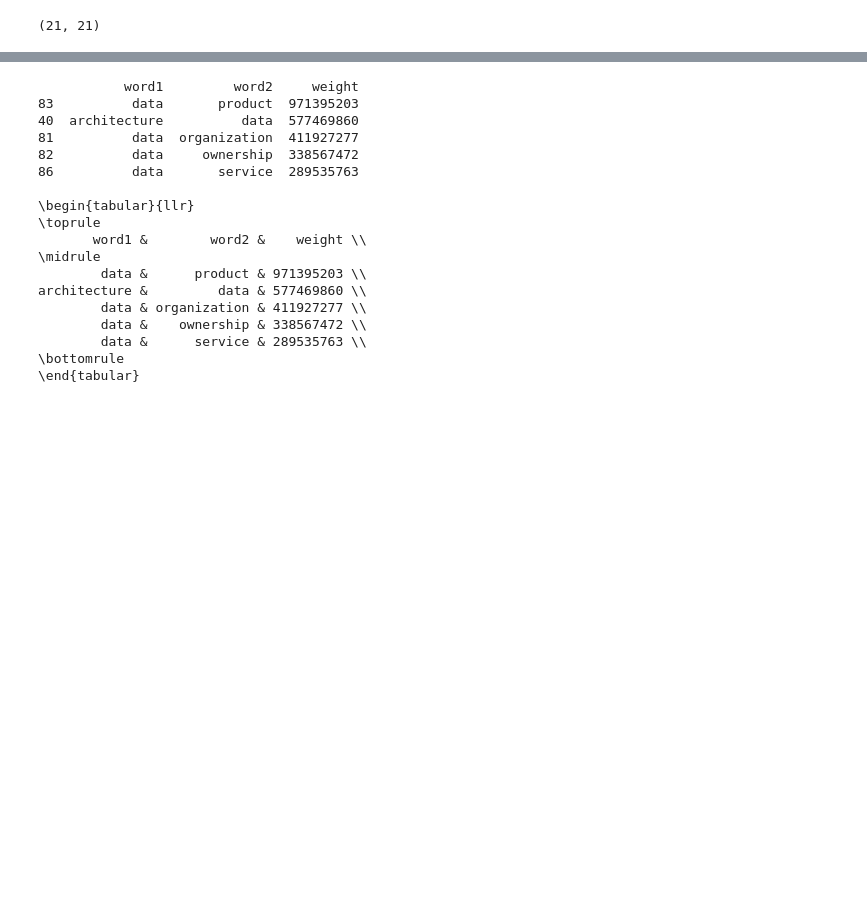
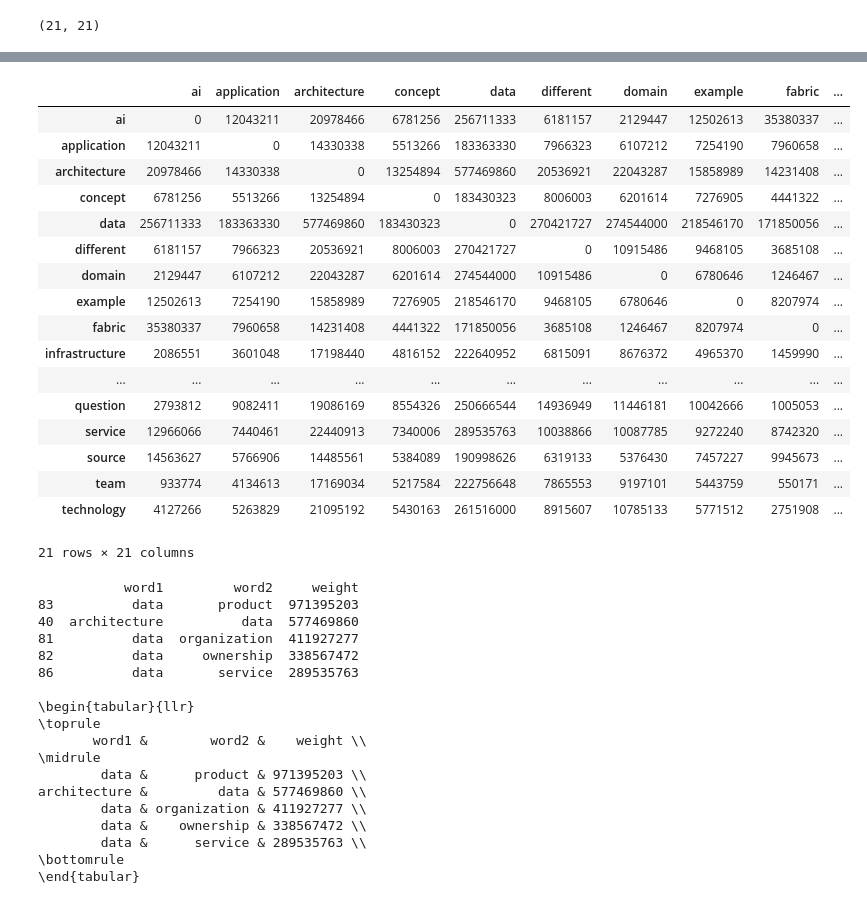
Before and after one commit to clumsyspeedboat/data_mesh_topics_and_sentiment, a Jupyter notebook: 02_Preprocess_data.ipynb, the cells around one changed output, grey strips where cells are left out. Cells and saved outputs as stored; diff of their text form; code cells hidden in the pictures; blank space fills up the shorter version.

```diff
--- a/02_Preprocess_data.ipynb
+++ b/02_Preprocess_data.ipynb
@@ -340,3 +362,24 @@ plt.show()
+# %%
+co_occurrences_df
+# %% [output]
+|  | ai | application | architecture | concept | data | different | domain | example | fabric | ... |
+| ai | 0 | 12043211 | 20978466 | 6781256 | 256711333 | 6181157 | 2129447 | 12502613 | 35380337 | ... |
+| application | 12043211 | 0 | 14330338 | 5513266 | 183363330 | 7966323 | 6107212 | 7254190 | 7960658 | ... |
+| architecture | 20978466 | 14330338 | 0 | 13254894 | 577469860 | 20536921 | 22043287 | 15858989 | 14231408 | ... |
+| concept | 6781256 | 5513266 | 13254894 | 0 | 183430323 | 8006003 | 6201614 | 7276905 | 4441322 | ... |
+| data | 256711333 | 183363330 | 577469860 | 183430323 | 0 | 270421727 | 274544000 | 218546170 | 171850056 | ... |
+| different | 6181157 | 7966323 | 20536921 | 8006003 | 270421727 | 0 | 10915486 | 9468105 | 3685108 | ... |
+| domain | 2129447 | 6107212 | 22043287 | 6201614 | 274544000 | 10915486 | 0 | 6780646 | 1246467 | ... |
+| example | 12502613 | 7254190 | 15858989 | 7276905 | 218546170 | 9468105 | 6780646 | 0 | 8207974 | ... |
+| fabric | 35380337 | 7960658 | 14231408 | 4441322 | 171850056 | 3685108 | 1246467 | 8207974 | 0 | ... |
+| infrastructure | 2086551 | 3601048 | 17198440 | 4816152 | 222640952 | 6815091 | 8676372 | 4965370 | 1459990 | ... |
+| ... | ... | ... | ... | ... | ... | ... | ... | ... | ... | ... |
+| question | 2793812 | 9082411 | 19086169 | 8554326 | 250666544 | 14936949 | 11446181 | 10042666 | 1005053 | ... |
+| service | 12966066 | 7440461 | 22440913 | 7340006 | 289535763 | 10038866 | 10087785 | 9272240 | 8742320 | ... |
+| source | 14563627 | 5766906 | 14485561 | 5384089 | 190998626 | 6319133 | 5376430 | 7457227 | 9945673 | ... |
+| team | 933774 | 4134613 | 17169034 | 5217584 | 222756648 | 7865553 | 9197101 | 5443759 | 550171 | ... |
+| technology | 4127266 | 5263829 | 21095192 | 5430163 | 261516000 | 8915607 | 10785133 | 5771512 | 2751908 | ... |
+21 rows × 21 columns
 # %%
 # Get all edges data along with the nodes
 edges_data = [(u, v, data) for u, v, data in G.edges(data=True)]
```
Also changed, not shown: parts of 11 cells of this notebook, 10 other files.
